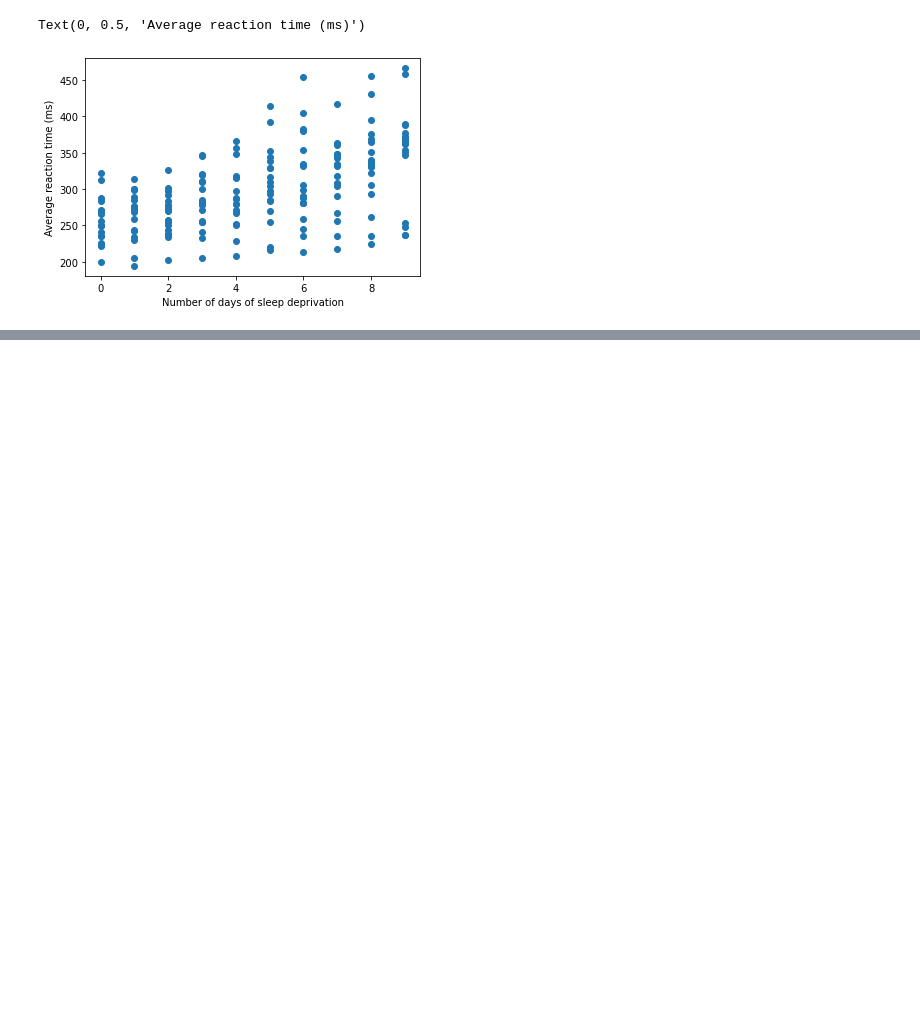
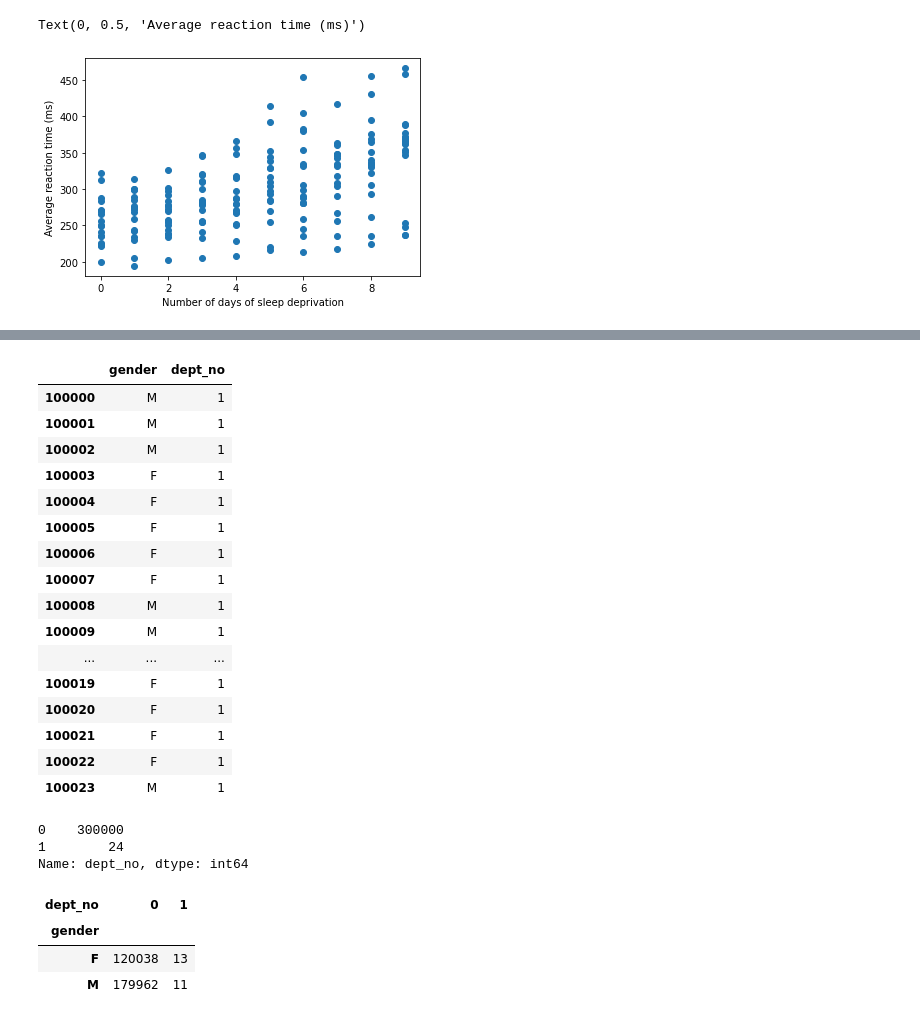
Before and after one commit to Olivert75/statistics-exercises, a Jupyter notebook: hypothesis_testing.ipynb, the cells around one changed output, grey strips where cells are left out. Cells and saved outputs as stored; diff of their text form; code cells hidden in the pictures; blank space fills up the shorter version.

```diff
--- a/hypothesis_testing.ipynb
+++ b/hypothesis_testing.ipynb
@@ -661,0 +841,9 @@ Use the data from the employees database to answer these questions:
+# %%
+query4 = '''
+SELECT
+    e.gender as gender,
+    dept_no
+FROM employees as e
+left JOIN dept_manager USING (emp_no)
+'''
+manager_df =  pd.read_sql(query4, url)
@@ -661,0 +900,3 @@ Use the data from the employees database to answer these questions:
+# %%
+#Fill any null value with zero
+manager_df.fillna(0, inplace = True)
@@ -661,0 +917,37 @@ Use the data from the employees database to answer these questions:
+# %%
+# Change the value in dept_no to 0 is not_a_manager and 1 is_manger
+manager_df["dept_no"] = manager_df["dept_no"].apply(lambda x: 1 if x!=0 else 0)
+# %%
+manager_df[manager_df["dept_no"] != 0]
+# %% [output]
+|  | gender | dept_no |
+| 100000 | M | 1 |
+| 100001 | M | 1 |
+| 100002 | M | 1 |
+| 100003 | F | 1 |
+| 100004 | F | 1 |
+| 100005 | F | 1 |
+| 100006 | F | 1 |
+| 100007 | F | 1 |
+| 100008 | M | 1 |
+| 100009 | M | 1 |
+| ... | ... | ... |
+| 100019 | F | 1 |
+| 100020 | F | 1 |
+| 100021 | F | 1 |
+| 100022 | F | 1 |
+| 100023 | M | 1 |
+# %%
+manager_df.dept_no.value_counts()
+# %% [output]
+0    300000
+1        24
+Name: dept_no, dtype: int64
+# %%
+observed4 = pd.crosstab(manager_df.gender, manager_df.dept_no)
+observed4
+# %% [output]
+| dept_no | 0 | 1 |
+| gender |  |  |
+| F | 120038 | 13 |
+| M | 179962 | 11 |
```
Also changed, not shown: parts of 51 cells of this notebook.
